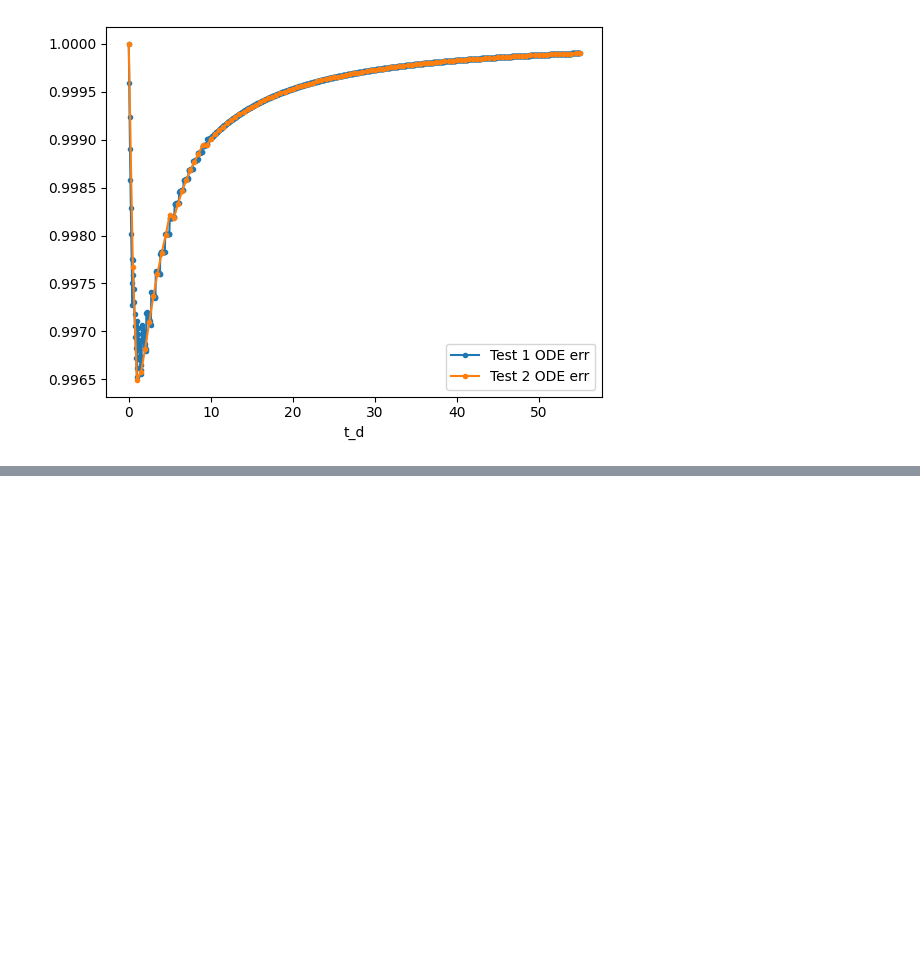
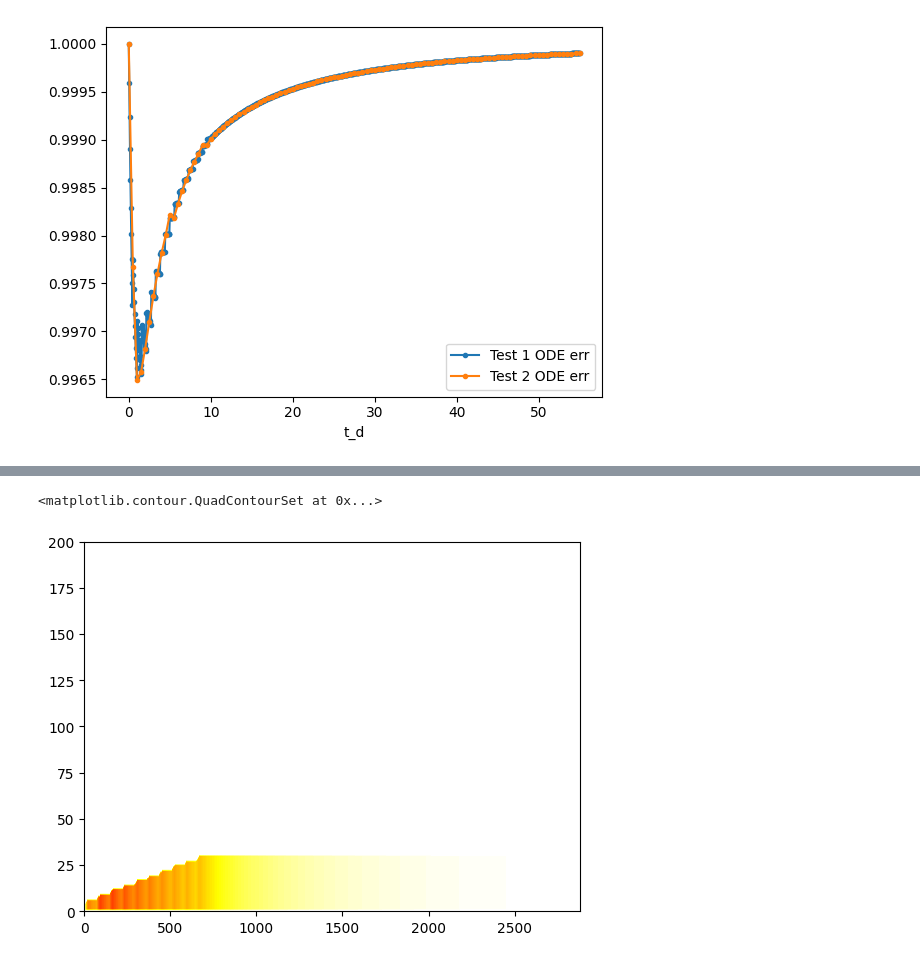
Before and after one commit to sandialabs/sansmic, a Jupyter notebook: examples/basic.ipynb, the cells around one changed output, grey strips where cells are left out. Drawn from its saved outputs; the diff is of its cells as text; code cells hidden in the pictures; blank space fills up the shorter version.

```diff
--- a/examples/basic.ipynb
+++ b/examples/basic.ipynb
@@ -157,0 +211,38 @@ Final results:
+# %%
+tenCargos = sansmic.Scenario(
+    title="Simple example",
+    cavern_height=2000.0,  # z-domain = [0, 1000] ft
+    floor_depth=4000.0,  # TD = 4000 ft MD
+    num_cells=200,  # 200 cells (10 ft high)
+)
+tenCargos.insolubles_ratio = 0.04
+tenCargos.geometry_format = sansmic.model.GeometryFormat.RADIUS_LIST
+tenCargos.geometry_data = "scratch.geom"
+
+for i in range(10):
+    stage = tenCargos.new_stage()
+    stage.title = "Cargo number {}".format(i)
+    stage.simulation_mode = "withdrawal"
+    stage.brine_injection_sg = 1.003  # sg
+    stage.brine_injection_rate = 7500 * 24  # bbl/h * 24 h/d
+    stage.brine_injection_depth = 15
+    stage.brine_interface_depth = 37 if i == 0 else None  # ft MD starting, then continue
+    stage.injection_duration = 20  # h
+    stage.rest_duration = 4 + 24 * 2  # two days downtime plus the four hours
+    stage.inner_tbg_inside_diam = 9.85  # in
+    stage.inner_tbg_outside_diam = 10.75  # in
+    stage.outer_csg_inside_diam = 9.85  # in
+    stage.outer_csg_outside_diam = 10.75  # in
+    stage.set_cavern_sg = 1.2019 if i == 0 else None  # starting cavern SG then continue
+    stage.solver_timestep = 0.1  # h
+    stage.save_frequency = 10  # save every hour
+
+# add an extra 60 days to the end
+stage.rest_duration = stage.rest_duration + 90 * 24
+
+sansmic.io.write_scenario(tenCargos, "tenCargos.toml")
+
+# run the model
+with tenCargos.new_simulation("tenCargos", verbosity=1) as sim3:
+    sim3.run_sim()
+tenCargoResults = sim3.results
@@ -157,0 +269,5 @@ Final results:
+# %%
+plt.contourf(tenCargoResults.C_new.sort_index(ascending=False), vmin=1.003, vmax=1.2, levels=1000, cmap='hot')
+# %% [output]
+<matplotlib.contour.QuadContourSet at 0x...>
+[figure, added]
```
Also changed, not shown: parts of 14 cells of this notebook, 7 other files.
